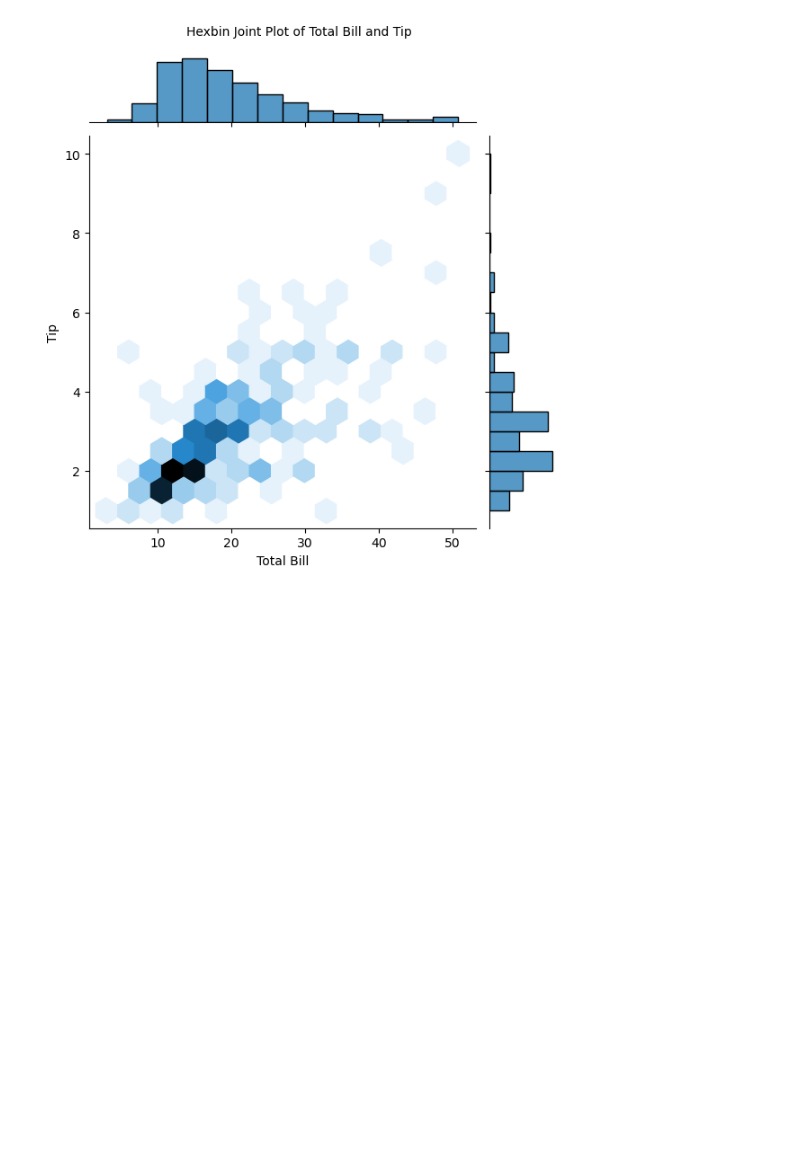
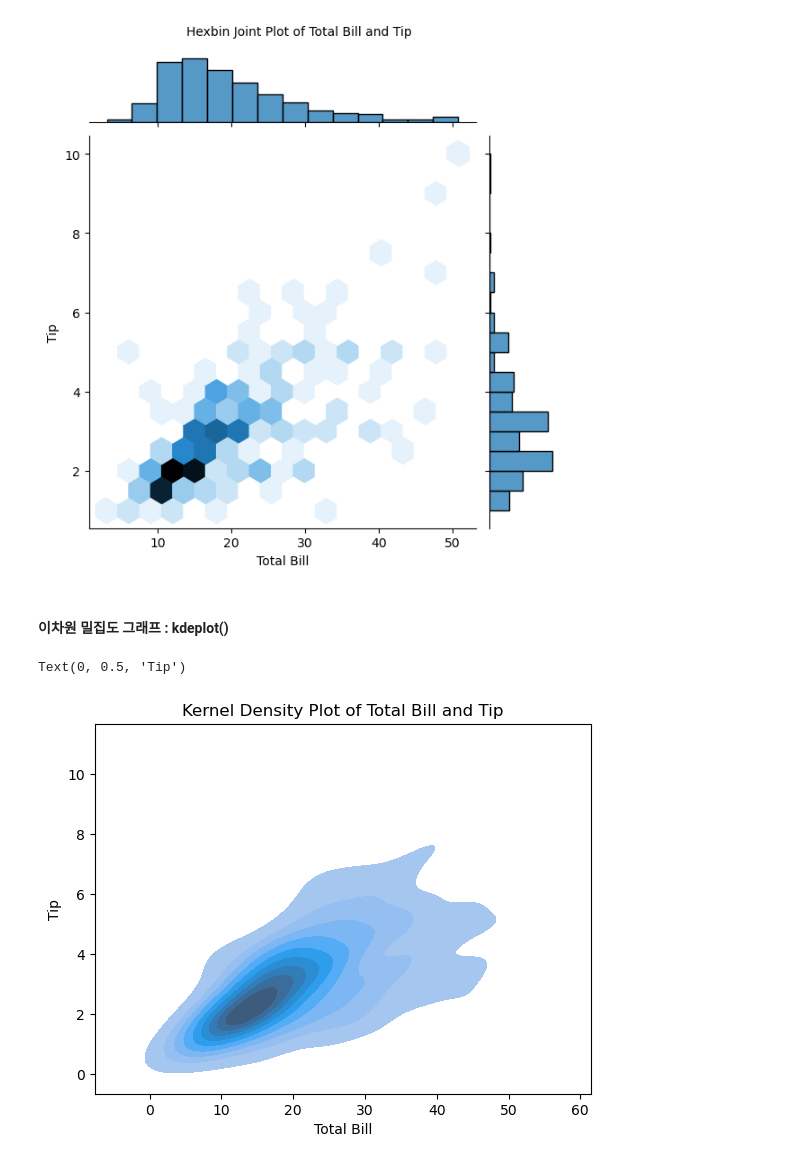
Before and after one commit to minimini9951/Python-Study, a Jupyter notebook: Do it Pandas.ipynb, the cells around one changed output. Drawn from its saved outputs; the diff is of its cells as text; code cells hidden in the pictures; blank space fills up the shorter version.

```diff
--- a/Do it Pandas.ipynb
+++ b/Do it Pandas.ipynb
@@ -284,3 +302,16 @@ hexbin.fig.suptitle('Hexbin Joint Plot of Total Bill and Tip', fontsize=10, y=1.
 # %% [output]
 Text(0.5, 1.03, 'Hexbin Joint Plot of Total Bill and Tip')
 [figure]
+# %% [markdown]
+#### 이차원 밀집도 그래프 : kdeplot()
+# %%
+ax = plt.subplots()
+ax = sns.kdeplot(x=tips['total_bill'],
+                y=tips['tip'],
+                shade=True)
+ax.set_title('Kernel Density Plot of Total Bill and Tip')
+ax.set_xlabel('Total Bill')
+ax.set_ylabel('Tip')
+# %% [output]
+Text(0, 0.5, 'Tip')
+[figure, added]
```
Also changed, not shown: parts of 28 cells of this notebook.
